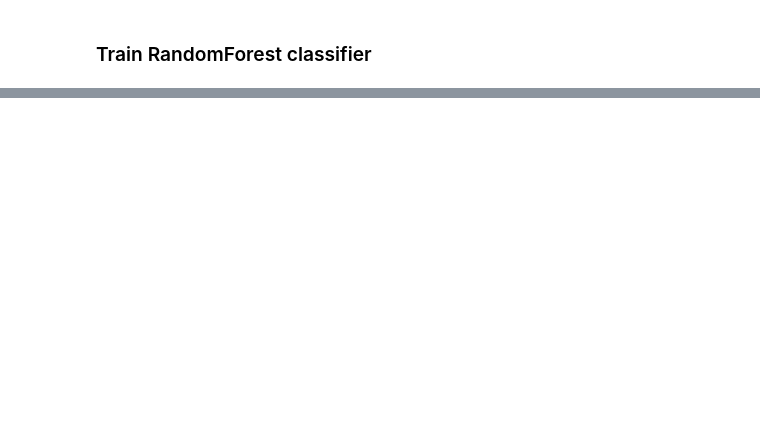
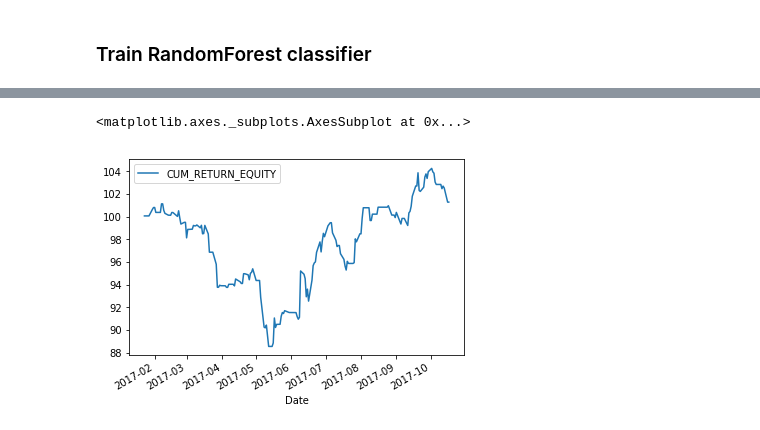
Before and after one commit to surfertas/quantitative_finance, a Jupyter notebook: strategies/rnn_classifier/2-3_time_series_prediction_feature_engineering_v5.ipynb, the cells around one changed output, grey strips where cells are left out. Cells and saved outputs as stored; diff of their text form; code cells hidden in the pictures; blank space fills up the shorter version.

```diff
--- a/strategies/rnn_classifier/2-3_time_series_prediction_feature_engineering_v5.ipynb
+++ b/strategies/rnn_classifier/2-3_time_series_prediction_feature_engineering_v5.ipynb
@@ -514,0 +574,3 @@ Accuracy for XGB Model: 86.02
+# %%
+df_backtest = df_orig.loc['2017-01-23':]
+df_backtest.head(3)
@@ -514,0 +583,3 @@ Accuracy for XGB Model: 86.02
+# %%
+df_backtest = df_backtest.join(pred)
+df_backtest.head(3)
@@ -514,0 +592,19 @@ Accuracy for XGB Model: 86.02
+# %%
+def get_strategy_returns(x):
+    if x['y'] == 1:
+        return np.log(x['Adj. Close']/x['Adj. Open'])
+    elif x['y'] == 2:
+        return np.log(x['Adj. Open']/x['Adj. Close'])
+    else:
+        return 0
+
+
+df_backtest['RETURN'] = df_backtest.apply(get_strategy_returns , axis=1)
+df_backtest['CUM_RETURN'] = df_backtest.RETURN.cumsum()
+# %%
+df_backtest['CUM_RETURN_EQUITY']=((df_backtest.CUM_RETURN+1)*100)
+# %%
+df_backtest[['CUM_RETURN_EQUITY']].plot()
+# %% [output]
+<matplotlib.axes._subplots.AxesSubplot at 0x...>
+[figure, added]
```
Also changed, not shown: parts of 28 cells of this notebook.
